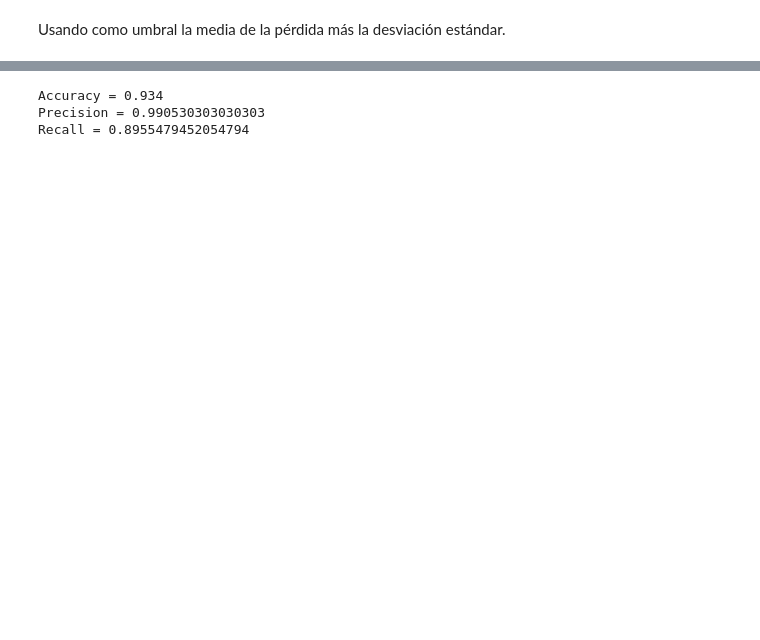
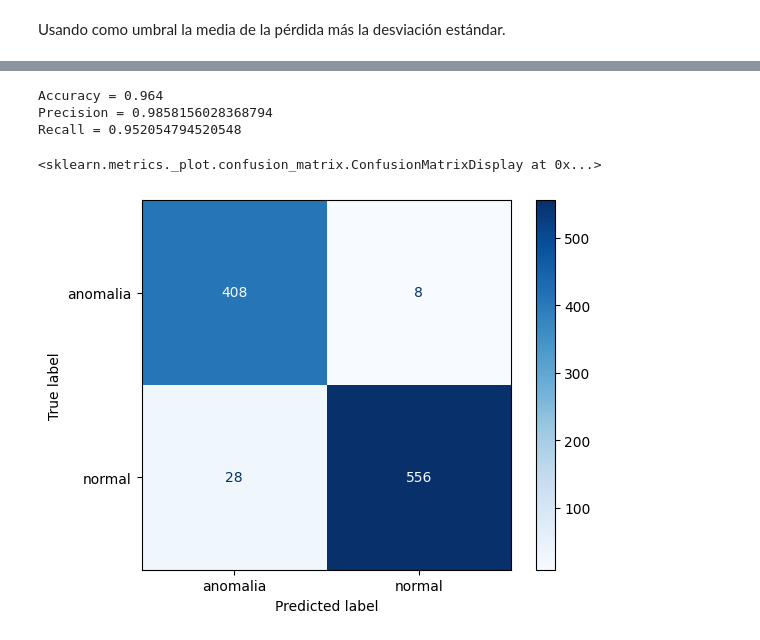
Before and after one commit to ibonetc/AI_Deep-Learning, a Jupyter notebook: IA_DL_Autoencoder.ipynb, the cells around one changed output, grey strips where cells are left out. Cells and saved outputs as stored; diff of their text form; code cells hidden in the pictures; blank space fills up the shorter version.

```diff
--- a/IA_DL_Autoencoder.ipynb
+++ b/IA_DL_Autoencoder.ipynb
@@ -393,6 +472,6 @@ plt.show()
 # %% [markdown]
 Usando como umbral la media de la pérdida más la desviación estándar.
 # %%
-threshold = np.mean(train_loss) + np.std(train_loss)
+threshold = np.mean(train_loss) + 2*np.std(train_loss)
 print("Umbral: ", threshold)
 # %% [output]
@@ -413,10 +493,22 @@ reconstructions = autoencoder(test_data)
 loss = tf.keras.losses.mae(reconstructions, test_data)
 predictions= tf.math.less(loss, threshold)
 # %%
+
 print("Accuracy = {}".format(accuracy_score(test_labels, predictions)))
 print("Precision = {}".format(precision_score(test_labels, predictions)))
 print("Recall = {}".format(recall_score(test_labels, predictions)))
 # %% [output]
-Accuracy = 0.934
-Precision = 0.990530303030303
-Recall = 0.8955479452054794
+Accuracy = 0.964
+Precision = 0.9858156028368794
+Recall = 0.952054794520548
+# %%
+from sklearn.metrics import confusion_matrix, ConfusionMatrixDisplay
+from sklearn.metrics import classification_report
+cm = confusion_matrix(test_labels, predictions)
+classes=['anomalia', 'normal']
+
+disp = ConfusionMatrixDisplay(confusion_matrix=cm, display_labels=classes)
+disp.plot(cmap=plt.cm.Blues)
+# %% [output]
+<sklearn.metrics._plot.confusion_matrix.ConfusionMatrixDisplay at 0x...>
+[figure, added]
```
Also changed, not shown: parts of 40 cells of this notebook.
